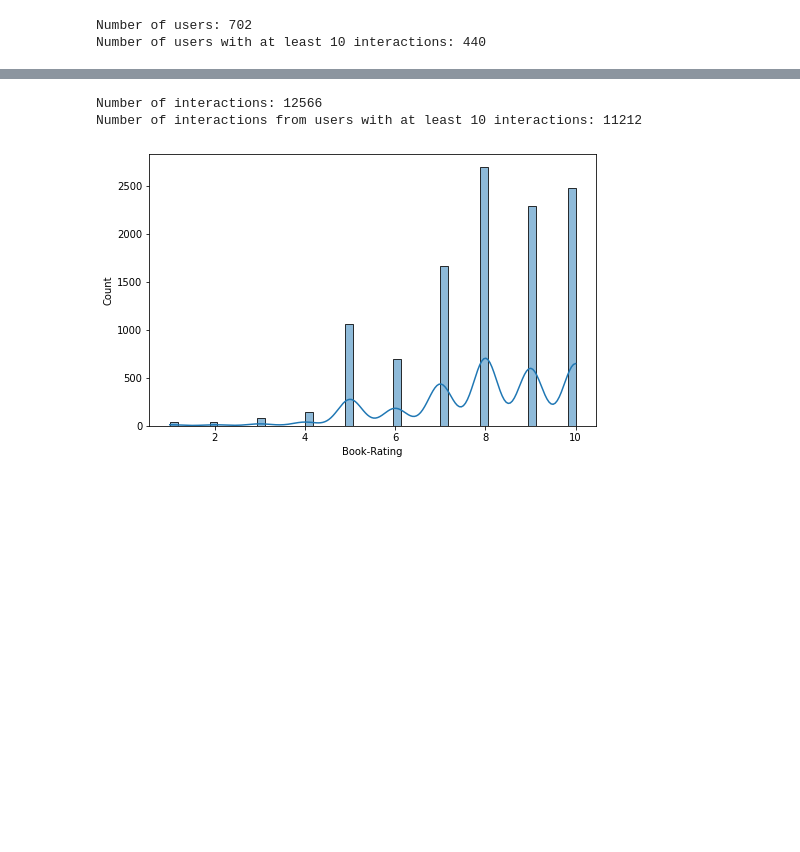
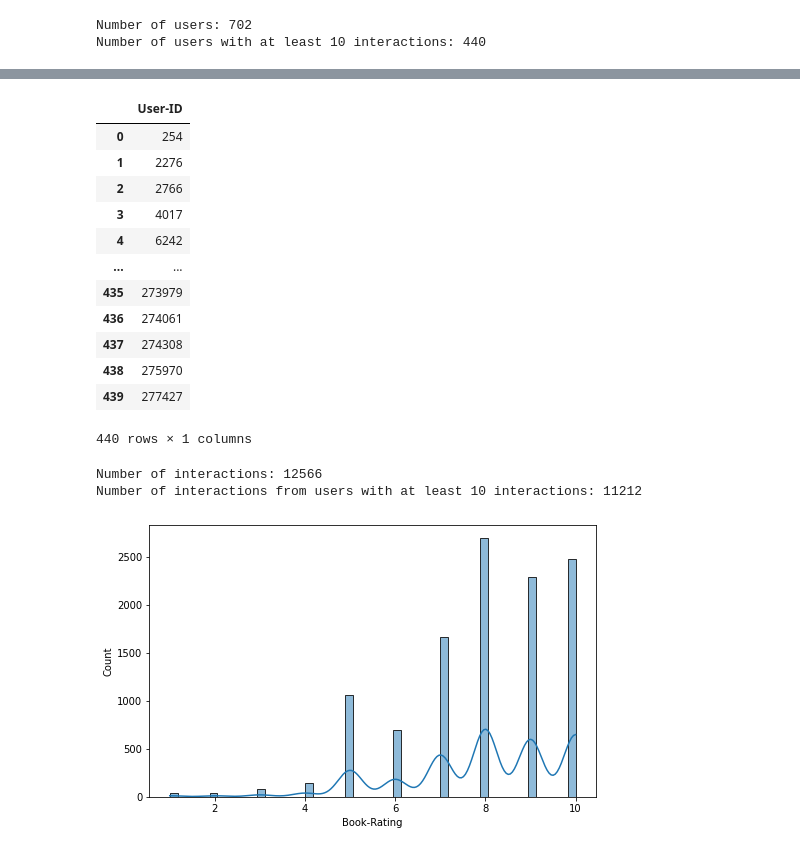
Before and after one commit to shyamsundar-v/Book-Recommendation-System, a Jupyter notebook: Book_Recommendation_System.ipynb, the cells around one changed output, grey strips where cells are left out. Cells and saved outputs as stored; diff of their text form; code cells hidden in the pictures; blank space fills up the shorter version.

```diff
--- a/Book_Recommendation_System.ipynb
+++ b/Book_Recommendation_System.ipynb
@@ -750,3 +793,19 @@ Number of users with at least 10 interactions: 440
+# %%
+user_interactions_count_df[user_interactions_count_df >= 10].reset_index()[['User-ID']]
+# %% [output]
+|  | User-ID |
+| 0 | 254 |
+| 1 | 2276 |
+| 2 | 2766 |
+| 3 | 4017 |
+| 4 | 6242 |
+| ... | ... |
+| 435 | 273979 |
+| 436 | 274061 |
+| 437 | 274308 |
+| 438 | 275970 |
+| 439 | 277427 |
+440 rows × 1 columns
 # %%
 print('Number of interactions: %d' % len(usa_canada_users_df))
 interactions_from_selected_users_df = usa_canada_users_df.merge(users_with_enough_interactions_df,
```
Also changed, not shown: parts of 20 cells of this notebook.
